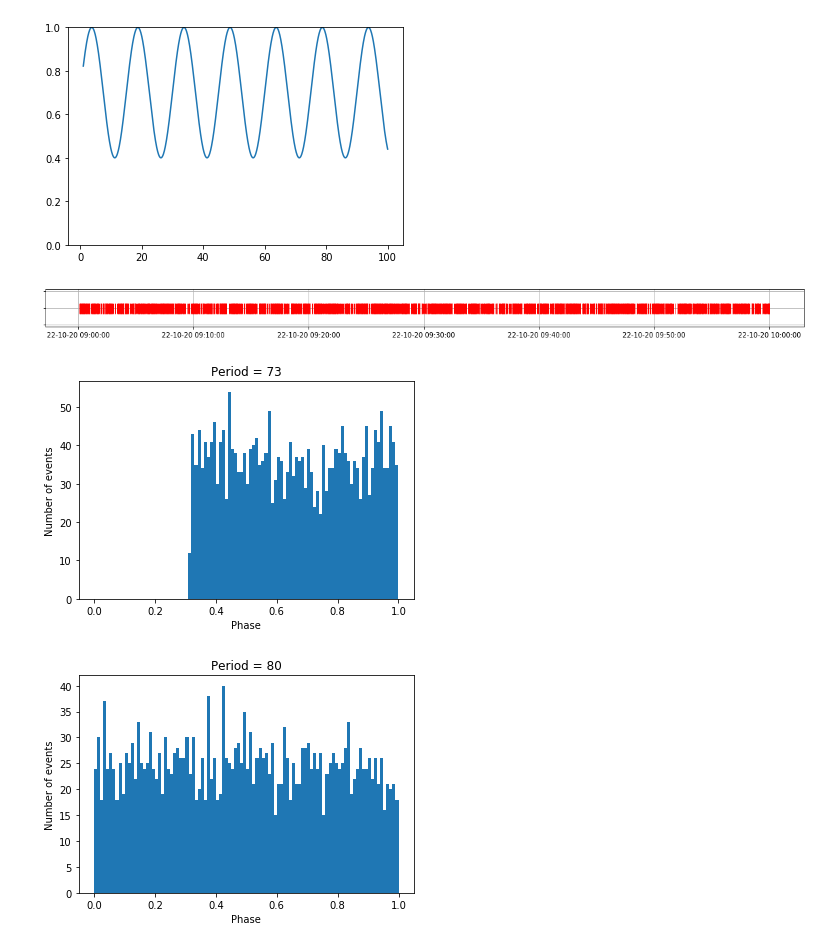
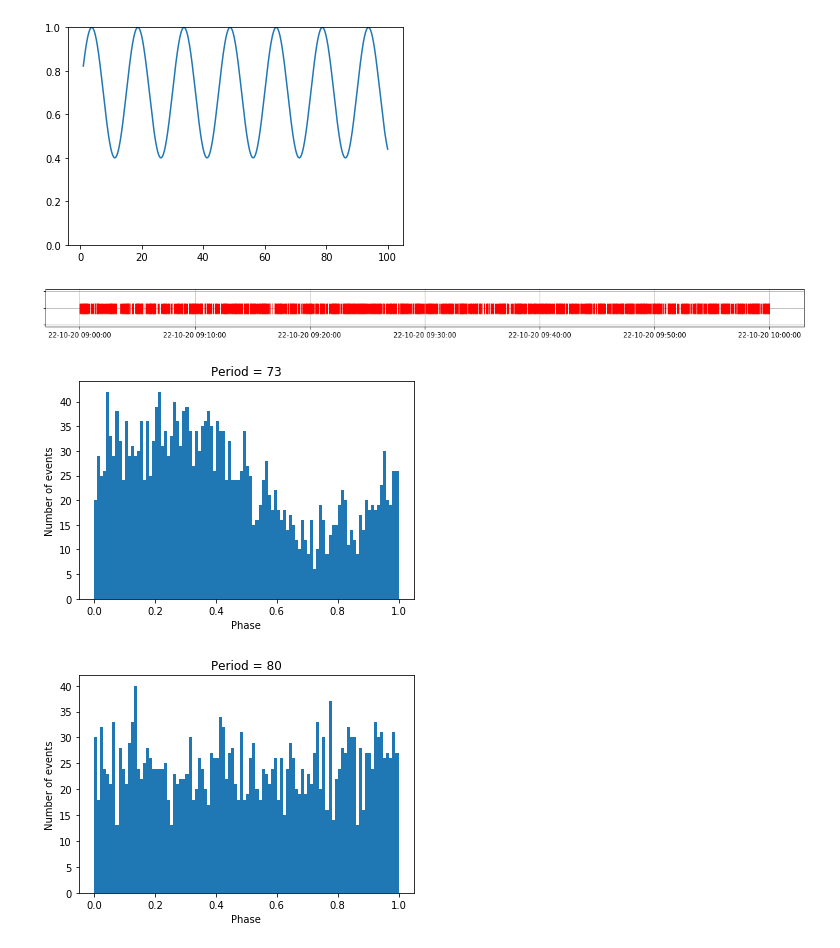
Before and after one commit to maksatsat/xraybursters, a Jupyter notebook: events.ipynb, the cells around one changed output. Saved outputs shown, nothing was run; the diff lists cells and outputs as text; code cells hidden in the pictures.

```diff
--- a/events.ipynb
+++ b/events.ipynb
@@ -14,7 +14,7 @@ def plot(events):
 #     plt.savefig("example1.png", bbox_inches='tight')
     plt.show()
 # %%
-def sin_signal(t, period1, period2, phase=0, m=0.3):
+def sin_signal(t, period1, period2, phase=0, m=1):
     period = period1 + period2
     return 1-m*(1-np.sin(2*np.pi*t/period+phase))
 
@@ -113,5 +113,9 @@ plt.show()
 # %% [markdown]
 # Сигнал сложной формы
+# %%
+def sin_signal(t, period1, period2, phase=0, m=0.3):
+    period = period1 + period2
+    return 1-m*(1-np.sin(2*np.pi*t/period+phase))
 # %%
 x = np.linspace(1, 100, 1000)
 plt.plot(x, sin_signal(x, 10, 5))
@@ -122,9 +126,10 @@ plt.show()
 # %%
 a = Events(1, [['2020-10-22 09:00:00.000000','2020-10-22 10:00:00.000000']], sin_signal, 23, 50)
 plot(a.events)
 evnts = np.array(a.events_in_seconds)
+evnts_sin = evnts
 # %% [output]
-[figure, old version]
+[figure, new version]
 # %%
 period = 73
 n, bins, patches = plt.hist(evnts%period/period, 100, range=(0,1))
@@ -133,7 +138,7 @@ plt.ylabel('Number of events')
 plt.title('Period = ' + str(period))
 plt.show()
 # %% [output]
-[figure, old version]
+[figure, new version]
 # %%
 period = 80
 n, bins, patches = plt.hist(evnts%period/period, 100, range=(0,1))
@@ -142,4 +147,4 @@ plt.ylabel('Number of events')
 plt.title('Period = ' + str(period))
 plt.show()
 # %% [output]
-[figure, old version]
+[figure, new version]
```
Also changed, not shown: parts of 19 cells of this notebook, 1 other file.
